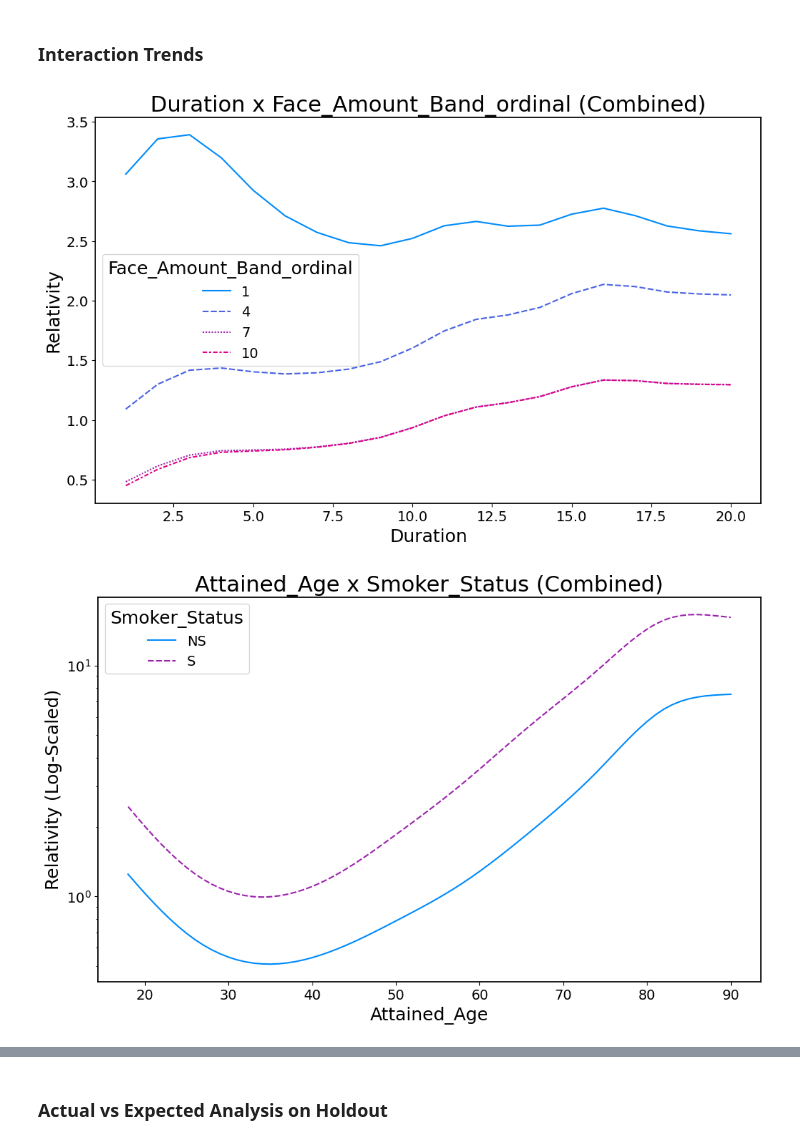
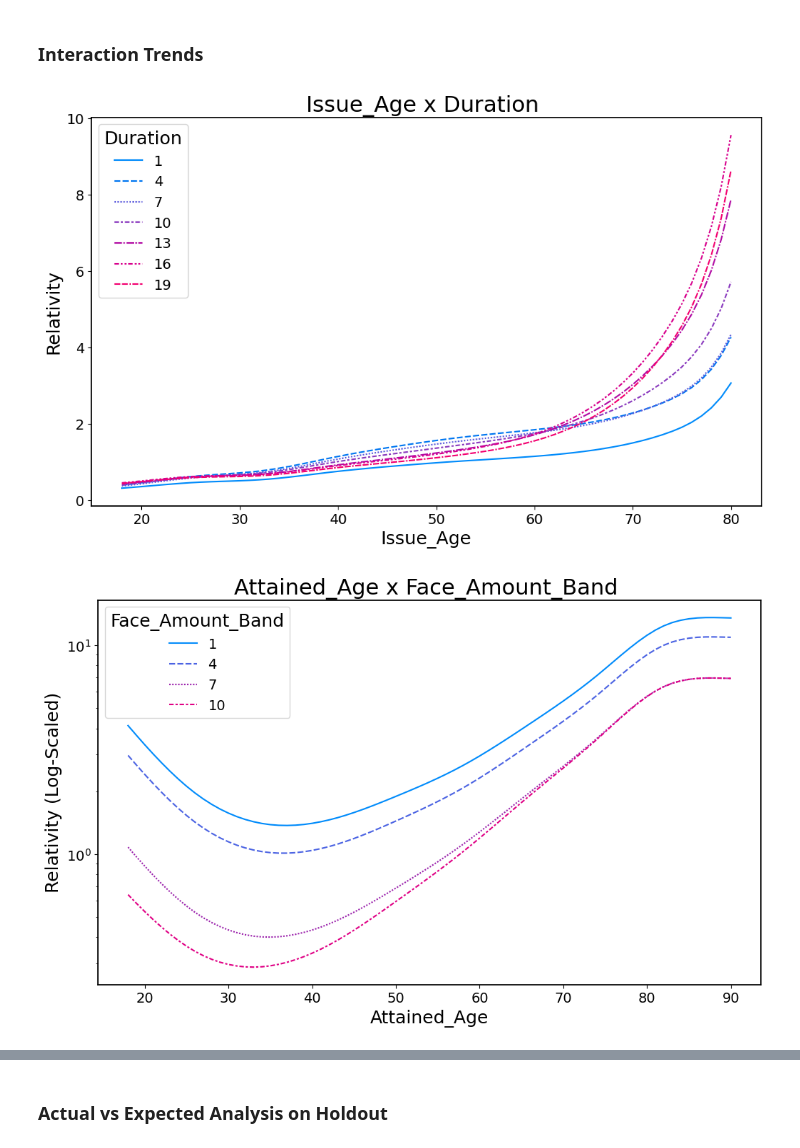
Before and after one commit to ckjackytam/ifoa-ds-health-care-wp, a Jupyter notebook: Python/big-pitch/04 - Final Model with Interaction.ipynb, the cells around one changed output, grey strips where cells are left out. Cells and saved outputs as stored; diff of their text form; code cells hidden in the pictures.

```diff
--- a/Python/big-pitch/04 - Final Model with Interaction.ipynb
+++ b/Python/big-pitch/04 - Final Model with Interaction.ipynb
@@ -1137,13 +1130,16 @@ ax.grid(False)
 plt.rcParams["figure.figsize"] = [10, 6]
 fig, ax = plt.subplots(1)
 plt.rcParams["axes.edgecolor"] = "black"
-plt.rcParams["axes.linewidth"]  = 1.25
+plt.rcParams["axes.linewidth"] = 1.25
+
+plot_df = interaction_df.copy()
+plot_df["interaction1"] = plot_df["interaction1"].str.replace("_ordinal", "")
 
 # Plot data
 sns.barplot(
     x="factor_strength",
     y="interaction1",
-    data=interaction_df,
+    data=plot_df,
     ax=ax,
     color="royalblue",
     edgecolor="black",
@@ -1151,9 +1147,7 @@ sns.barplot(
 
 ax.xaxis.set_major_formatter(plt.FuncFormatter(lambda x, p: f"{x:.0%}"))
 ax.tick_params(axis="both", which="major", labelsize=tick_fontsize)
-ax.set_title(
-    f"Interaction Strengths", fontsize=title_fontsize
-)
+ax.set_title(f"Interaction Strength", fontsize=title_fontsize)
 ax.set_xlabel("")
 ax.set_ylabel("")
 ax.grid(False)
@@ -1188,7 +1182,7 @@ for v in single_fact_df["feature"]:
     ax.tick_params(axis="both", which="major", labelsize=tick_fontsize)
     ax.set_xlabel("")
     ax.set_ylabel(leftylabel, fontsize=label_fontsize)
-    ax.set_title(v, fontsize=title_fontsize)
+    ax.set_title(v.replace("_ordinal", ""), fontsize=title_fontsize)
 
     if v == age_var:
         ax.set_yscale("log")
@@ -1277,18 +1271,25 @@ for var, rel in inter_rel_dict2.items():
 value_col = "combined_rel"
 cmap = red_blue
 age_var = "Attained_Age"
-title_suffix = "(Combined)"
+title_suffix = ""
 reverse_order_list = ["Duration x Issue_Age"]
 
 #################################################################
 #################################################################
 
-for k, v in inter_rel_dict2.items():
+cat_feat_clean = [x.replace("_cat_level", "") for x in cat_feat]
+
+for k in interaction_df["interaction2"]:
 
     v1 = k.split(" x ")[0]
+    v1 += "_cat_level" if v1 in cat_feat_clean else ""
     v2 = k.split(" x ")[1]
+    v2 += "_cat_level" if v2 in cat_feat_clean else ""
     v1_clean = v1.replace("_cat_level", "")
     v2_clean = v2.replace("_cat_level", "")
+
+    v = inter_rel_dict2[v1 + " x " + v2]
+
     if k in reverse_order_list:
         primary_var = v2
         secondary_var = v1
@@ -1324,34 +1325,34 @@ for k, v in inter_rel_dict2.items():
     leftylabel = "Relativity (Log-Scale)" if primary_var == age_var else "Relativity"
     plot_data = rel_wide.iloc[:, chosen_index]
     plot_data.columns = [
         c if (isinstance(c, str) or c != int(c)) else int(c) for c in plot_data.columns
     ]
     sns.lineplot(data=plot_data, ax=ax, palette=palette)
 
     if primary_var == age_var:
         ax.set_yscale("log")
         leftylabel = "Relativity (Log-Scaled)"
     else:
         leftylabel = "Relativity"
 
     ax.set_xlabel(primary_var_clean, fontsize=label_fontsize)
     ax.set_ylabel(leftylabel, fontsize=label_fontsize)
 
     ax.tick_params(axis="both", which="major", labelsize=tick_fontsize)
 
     ax.set_title(
-        f"{primary_var_clean} x {secondary_var_clean} {title_suffix}",
+        f"{primary_var_clean.replace("_ordinal", "")} x {secondary_var_clean.replace("_ordinal", "")} {title_suffix}",
         fontsize=title_fontsize,
     )
 
     ax.legend(
         facecolor="white",
         fontsize=tick_fontsize,
-        title=secondary_var_clean,
+        title=secondary_var_clean.replace("_ordinal", ""),
         title_fontsize=label_fontsize,
     )
     ax.grid(False)
     ax.set_facecolor("white")
 # %% [output]
-[figure, old version]
+[figure, new version]
-[figure, old version]
+[figure, new version]
```
Also changed, not shown: parts of 6 cells of this notebook, 1 other file.
